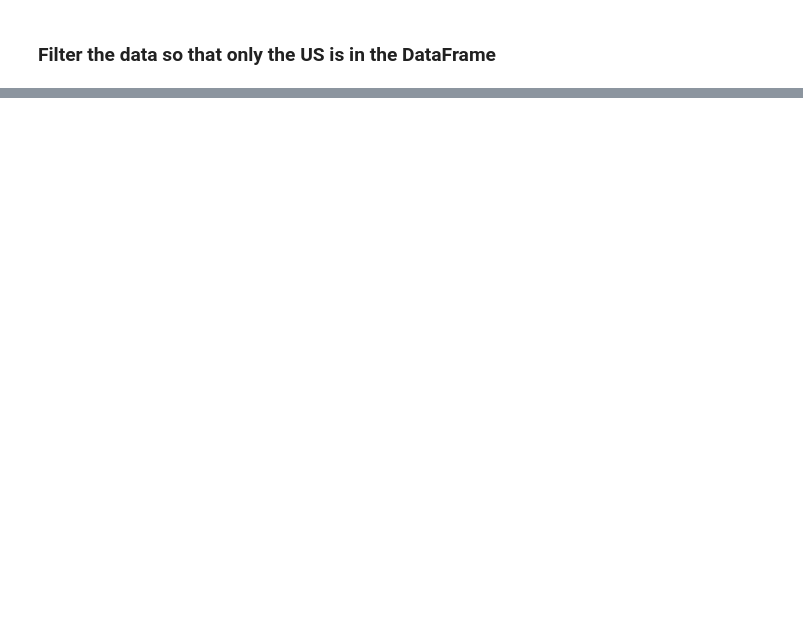
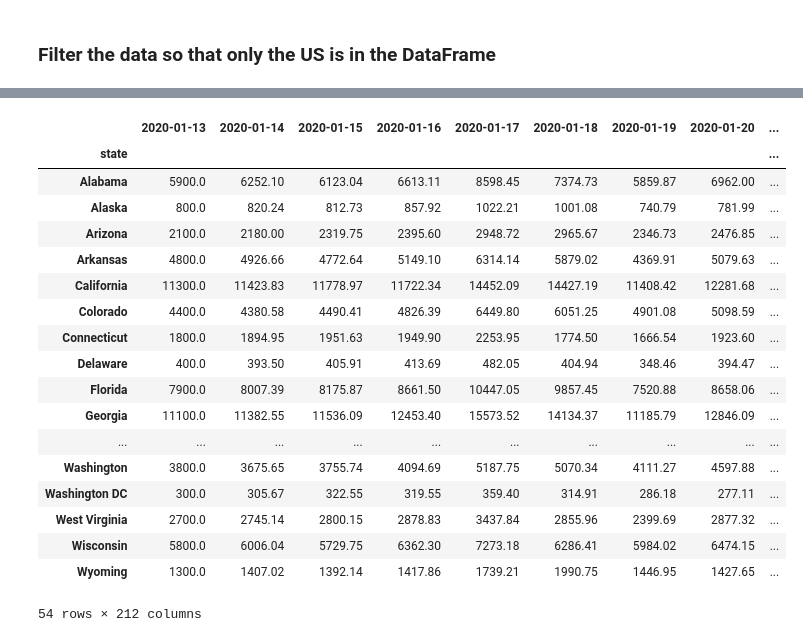
Before and after one commit to LisaHarrison08/Project_G4, a Jupyter notebook: Apple Mobility/Apple_Mobility.ipynb, the cells around one changed output, grey strips where cells are left out. Cells and saved outputs as stored; diff of their text form; code cells hidden in the pictures; blank space fills up the shorter version.

```diff
--- a/Apple Mobility/Apple_Mobility.ipynb
+++ b/Apple Mobility/Apple_Mobility.ipynb
@@ -253,0 +212,24 @@ transit_febm.head()
+# %%
+# Group the data by state
+df_states = df_us.groupby(['state']).sum()
+df_states
+# %% [output]
+|  | 2020-01-13 | 2020-01-14 | 2020-01-15 | 2020-01-16 | 2020-01-17 | 2020-01-18 | 2020-01-19 | 2020-01-20 | ... |
+| state |  |  |  |  |  |  |  |  | ... |
+| Alabama | 5900.0 | 6252.10 | 6123.04 | 6613.11 | 8598.45 | 7374.73 | 5859.87 | 6962.00 | ... |
+| Alaska | 800.0 | 820.24 | 812.73 | 857.92 | 1022.21 | 1001.08 | 740.79 | 781.99 | ... |
+| Arizona | 2100.0 | 2180.00 | 2319.75 | 2395.60 | 2948.72 | 2965.67 | 2346.73 | 2476.85 | ... |
+| Arkansas | 4800.0 | 4926.66 | 4772.64 | 5149.10 | 6314.14 | 5879.02 | 4369.91 | 5079.63 | ... |
+| California | 11300.0 | 11423.83 | 11778.97 | 11722.34 | 14452.09 | 14427.19 | 11408.42 | 12281.68 | ... |
+| Colorado | 4400.0 | 4380.58 | 4490.41 | 4826.39 | 6449.80 | 6051.25 | 4901.08 | 5098.59 | ... |
+| Connecticut | 1800.0 | 1894.95 | 1951.63 | 1949.90 | 2253.95 | 1774.50 | 1666.54 | 1923.60 | ... |
+| Delaware | 400.0 | 393.50 | 405.91 | 413.69 | 482.05 | 404.94 | 348.46 | 394.47 | ... |
+| Florida | 7900.0 | 8007.39 | 8175.87 | 8661.50 | 10447.05 | 9857.45 | 7520.88 | 8658.06 | ... |
+| Georgia | 11100.0 | 11382.55 | 11536.09 | 12453.40 | 15573.52 | 14134.37 | 11185.79 | 12846.09 | ... |
+| ... | ... | ... | ... | ... | ... | ... | ... | ... | ... |
+| Washington | 3800.0 | 3675.65 | 3755.74 | 4094.69 | 5187.75 | 5070.34 | 4111.27 | 4597.88 | ... |
+| Washington DC | 300.0 | 305.67 | 322.55 | 319.55 | 359.40 | 314.91 | 286.18 | 277.11 | ... |
+| West Virginia | 2700.0 | 2745.14 | 2800.15 | 2878.83 | 3437.84 | 2855.96 | 2399.69 | 2877.32 | ... |
+| Wisconsin | 5800.0 | 6006.04 | 5729.75 | 6362.30 | 7273.18 | 6286.41 | 5984.02 | 6474.15 | ... |
+| Wyoming | 1300.0 | 1407.02 | 1392.14 | 1417.86 | 1739.21 | 1990.75 | 1446.95 | 1427.65 | ... |
+54 rows × 212 columns
```
Also changed, not shown: parts of 40 cells of this notebook, 7 other files.
